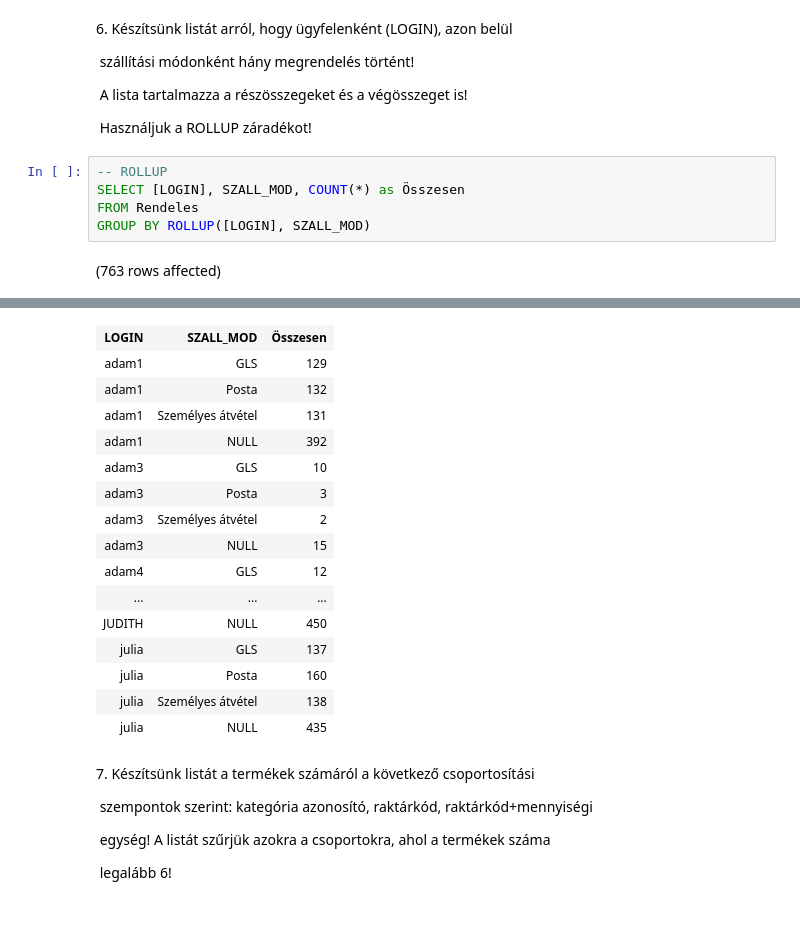
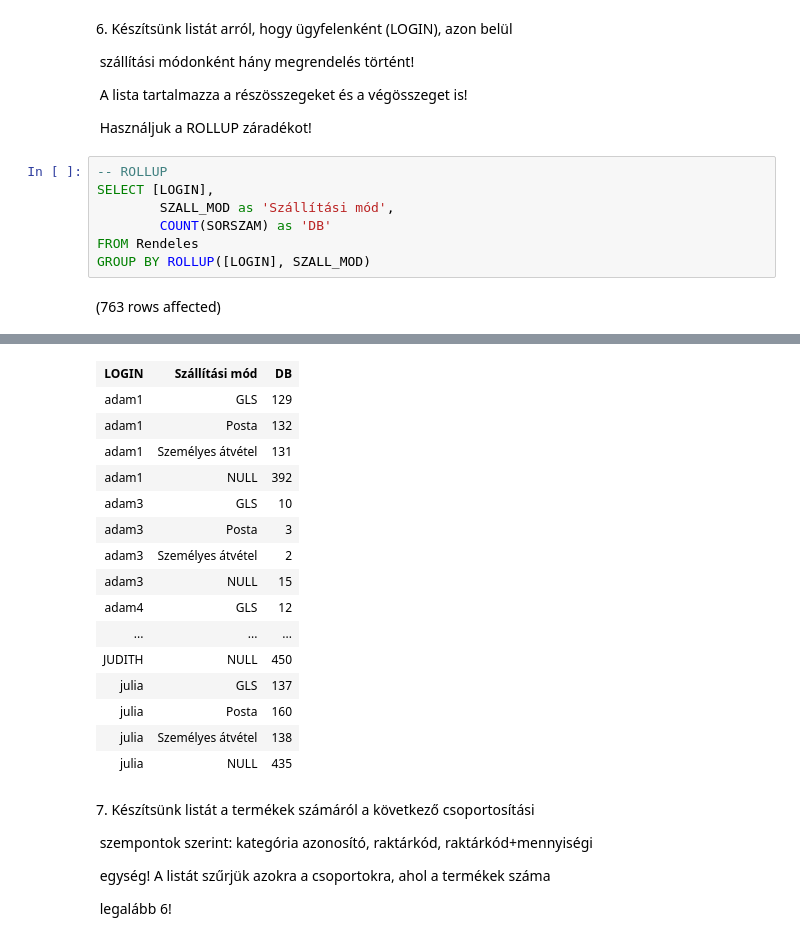
Before and after one commit to ngyrami/azuredatastudio, a Jupyter notebook: gyak01.ipynb, the cells around one changed output, grey strips where cells are left out. Drawn from its saved outputs; the diff is of its cells as text.

```diff
--- a/gyak01.ipynb
+++ b/gyak01.ipynb
@@ -132,7 +132,9 @@ Total execution time: 00:00:00.323
  Használjuk a ROLLUP záradékot!
 # %%
 -- ROLLUP
-SELECT [LOGIN], SZALL_MOD, COUNT(*) as Összesen
+SELECT [LOGIN],
+        SZALL_MOD as 'Szállítási mód',
+        COUNT(SORSZAM) as 'DB'
 FROM Rendeles
 GROUP BY ROLLUP([LOGIN], SZALL_MOD)
 # %% [output]
@@ -141,4 +143,4 @@ Total execution time: 00:00:00.105
-| LOGIN | SZALL_MOD | Összesen |
+| LOGIN | Szállítási mód | DB |
 | adam1 | GLS | 129 |
 | adam1 | Posta | 132 |
 | adam1 | Személyes átvétel | 131 |
```
Also changed, not shown: parts of 7 cells of this notebook.
